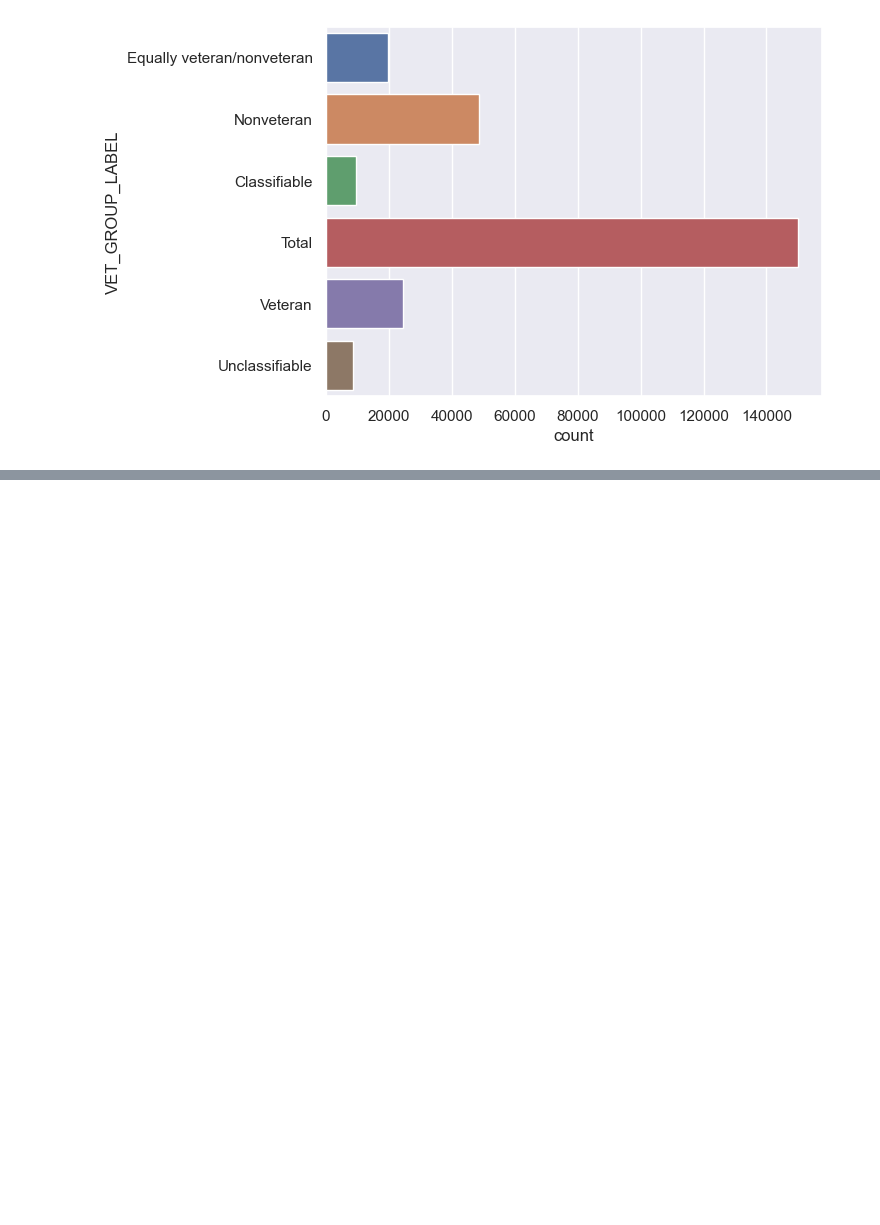
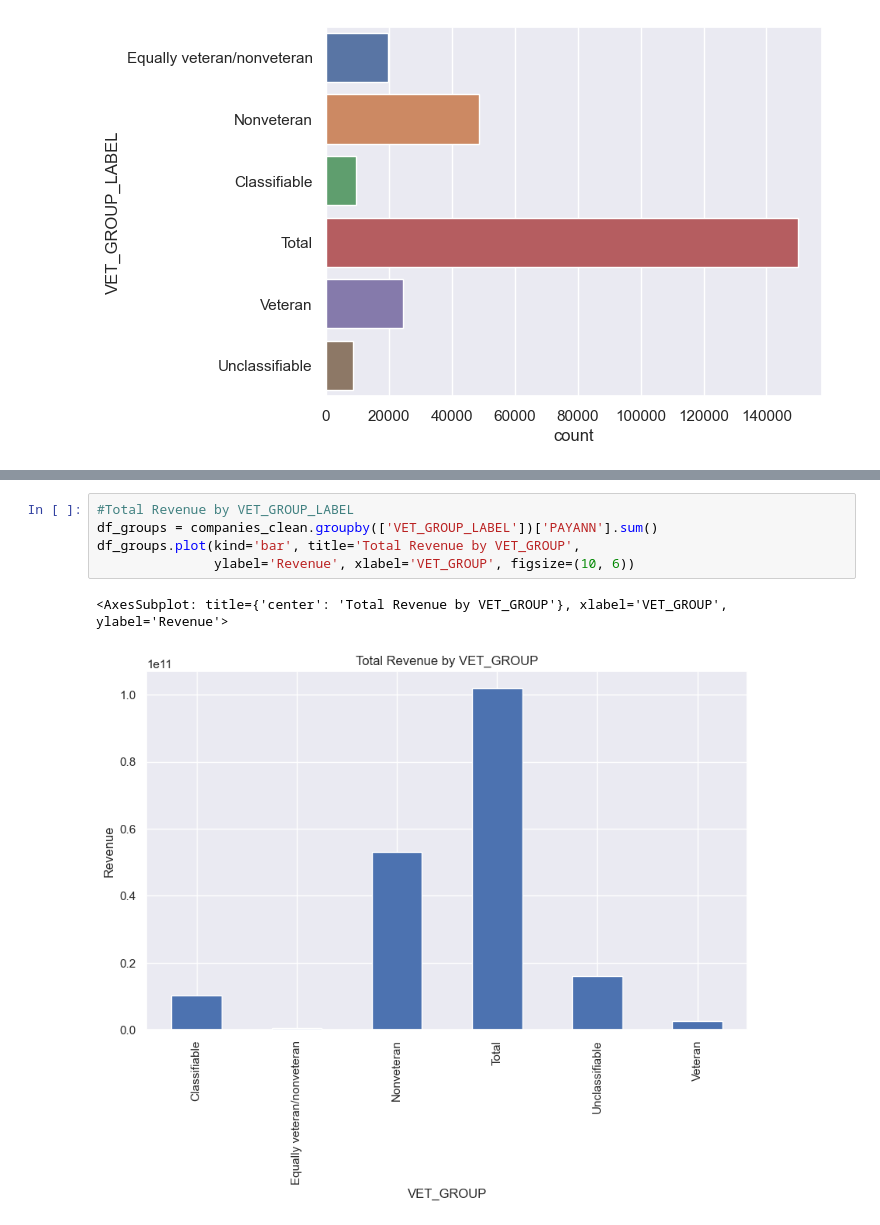
Before and after one commit to asadTariq666/Python_work, a Jupyter notebook: visualization isabellah/visualization.ipynb, the cells around one changed output, grey strips where cells are left out. Drawn from its saved outputs; the diff is of its cells as text; blank space fills up the shorter version.

```diff
--- a/visualization isabellah/visualization.ipynb
+++ b/visualization isabellah/visualization.ipynb
@@ -160,0 +151,8 @@ ax = sns.countplot(y="VET_GROUP_LABEL", data=companies_clean)
+# %%
+#Total Revenue by VET_GROUP_LABEL
+df_groups = companies_clean.groupby(['VET_GROUP_LABEL'])['PAYANN'].sum()
+df_groups.plot(kind='bar', title='Total Revenue by VET_GROUP',
+               ylabel='Revenue', xlabel='VET_GROUP', figsize=(10, 6))
+# %% [output]
+<AxesSubplot: title={'center': 'Total Revenue by VET_GROUP'}, xlabel='VET_GROUP', ylabel='Revenue'>
+[figure, added]
```
Also changed, not shown: parts of 17 cells of this notebook, 1 other file.
